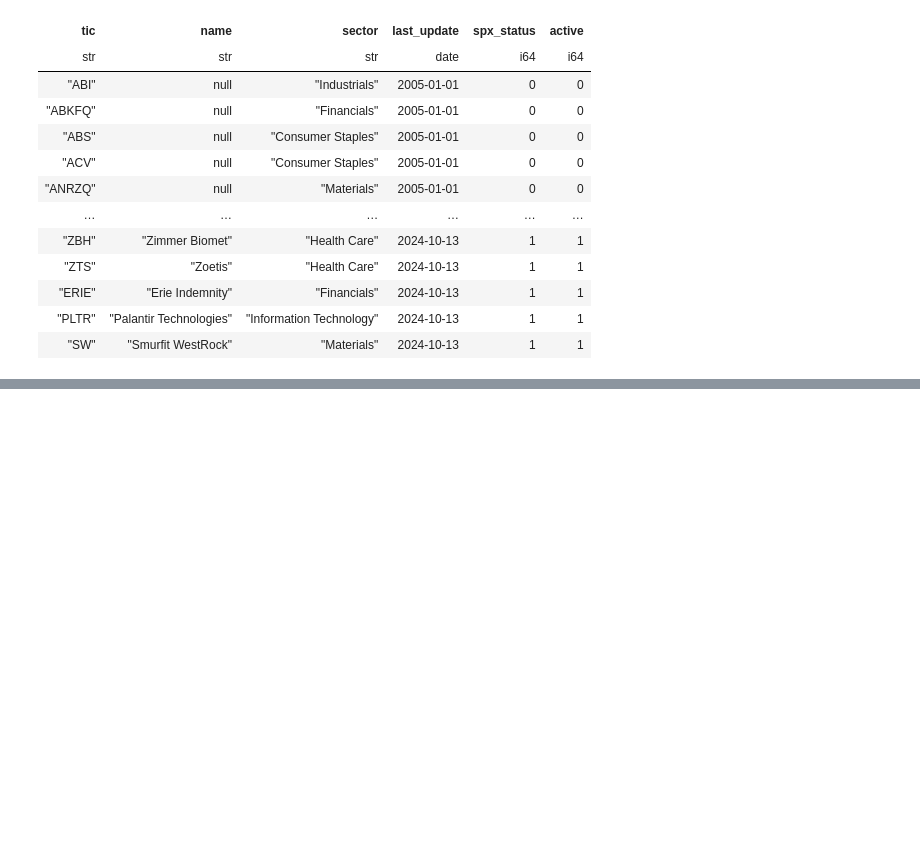
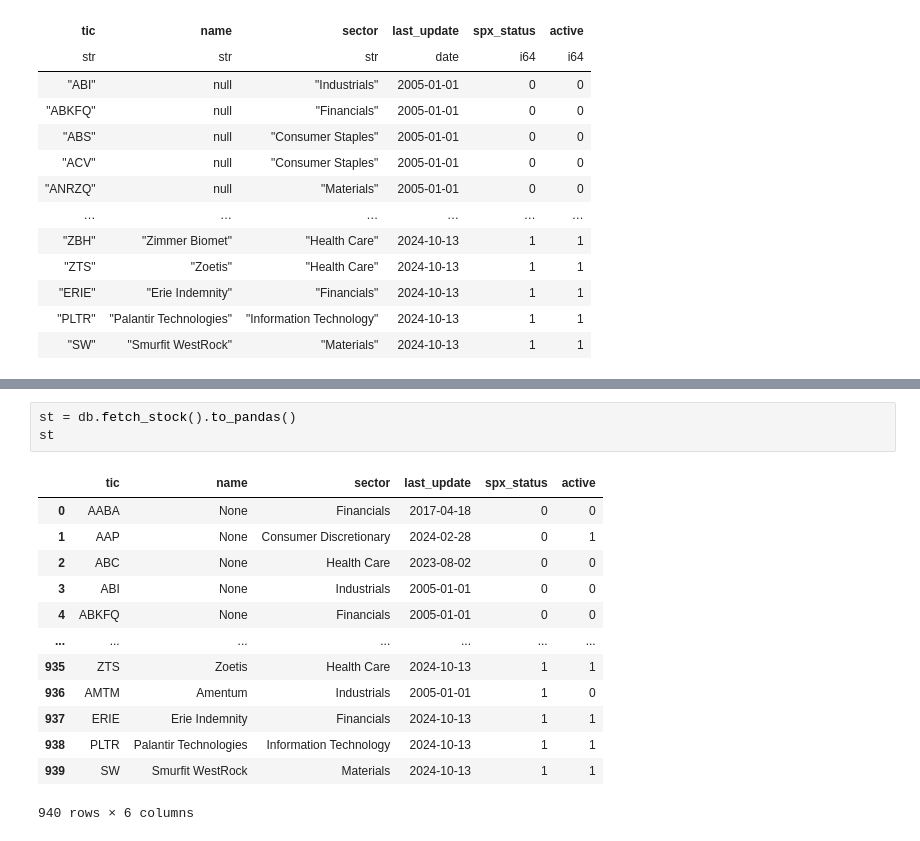
Before and after one commit to francisco3511/stocksense, a Jupyter notebook: notebooks/db_analysis.ipynb, the cells around one changed output, grey strips where cells are left out. Drawn from its saved outputs; the diff is of its cells as text; blank space fills up the shorter version.

```diff
--- a/notebooks/db_analysis.ipynb
+++ b/notebooks/db_analysis.ipynb
@@ -66,0 +88,17 @@ shape: (1_015, 5)
+# %%
+st = db.fetch_stock().to_pandas()
+st
+# %% [output]
+|  | tic | name | sector | last_update | spx_status | active |
+| 0 | AABA | None | Financials | 2017-04-18 | 0 | 0 |
+| 1 | AAP | None | Consumer Discretionary | 2024-02-28 | 0 | 1 |
+| 2 | ABC | None | Health Care | 2023-08-02 | 0 | 0 |
+| 3 | ABI | None | Industrials | 2005-01-01 | 0 | 0 |
+| 4 | ABKFQ | None | Financials | 2005-01-01 | 0 | 0 |
+| ... | ... | ... | ... | ... | ... | ... |
+| 935 | ZTS | Zoetis | Health Care | 2024-10-13 | 1 | 1 |
+| 936 | AMTM | Amentum | Industrials | 2005-01-01 | 1 | 0 |
+| 937 | ERIE | Erie Indemnity | Financials | 2024-10-13 | 1 | 1 |
+| 938 | PLTR | Palantir Technologies | Information Technology | 2024-10-13 | 1 | 1 |
+| 939 | SW | Smurfit WestRock | Materials | 2024-10-13 | 1 | 1 |
+940 rows × 6 columns
```
Also changed, not shown: parts of 8 cells of this notebook, 14 other files.
